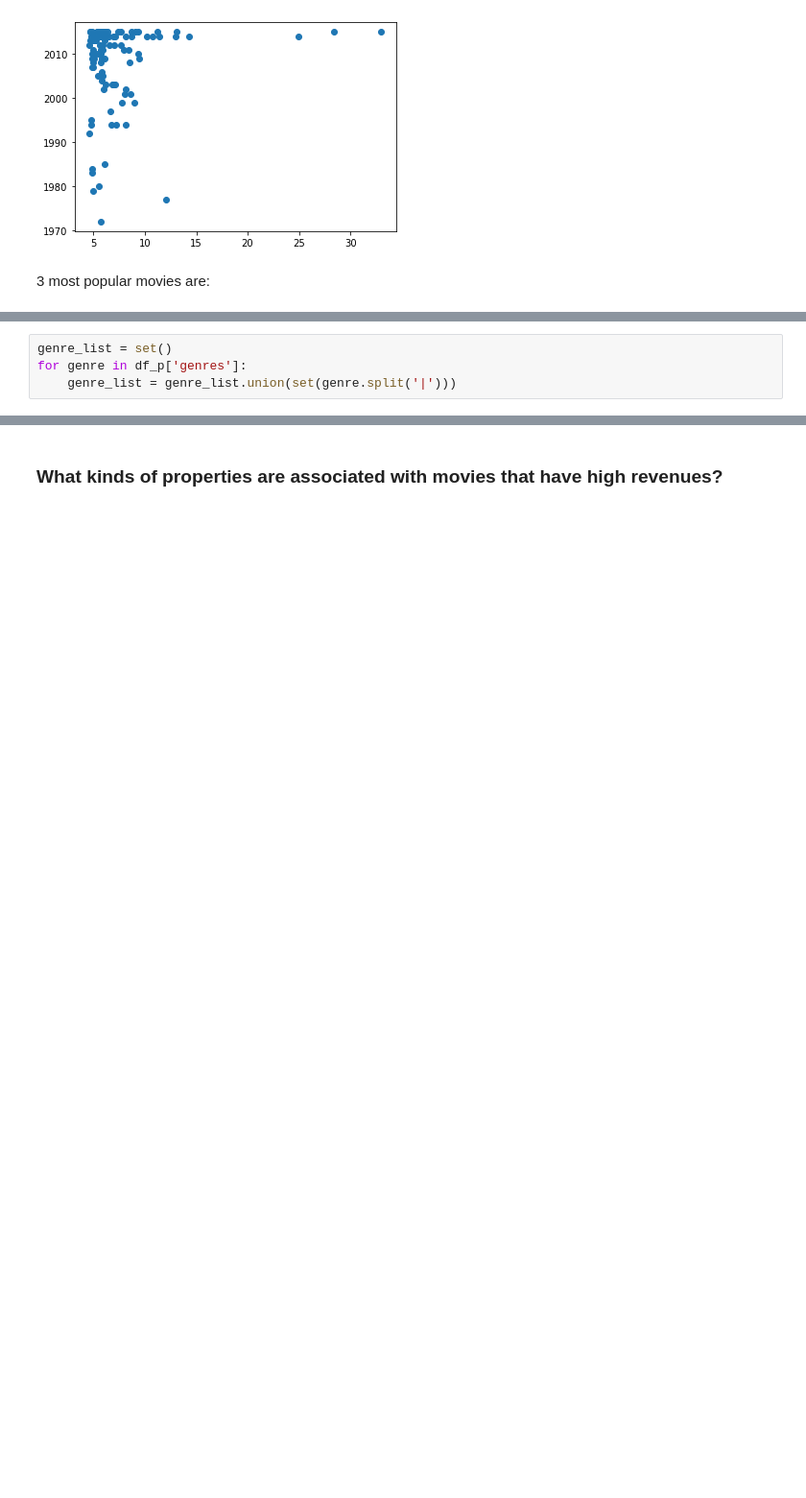
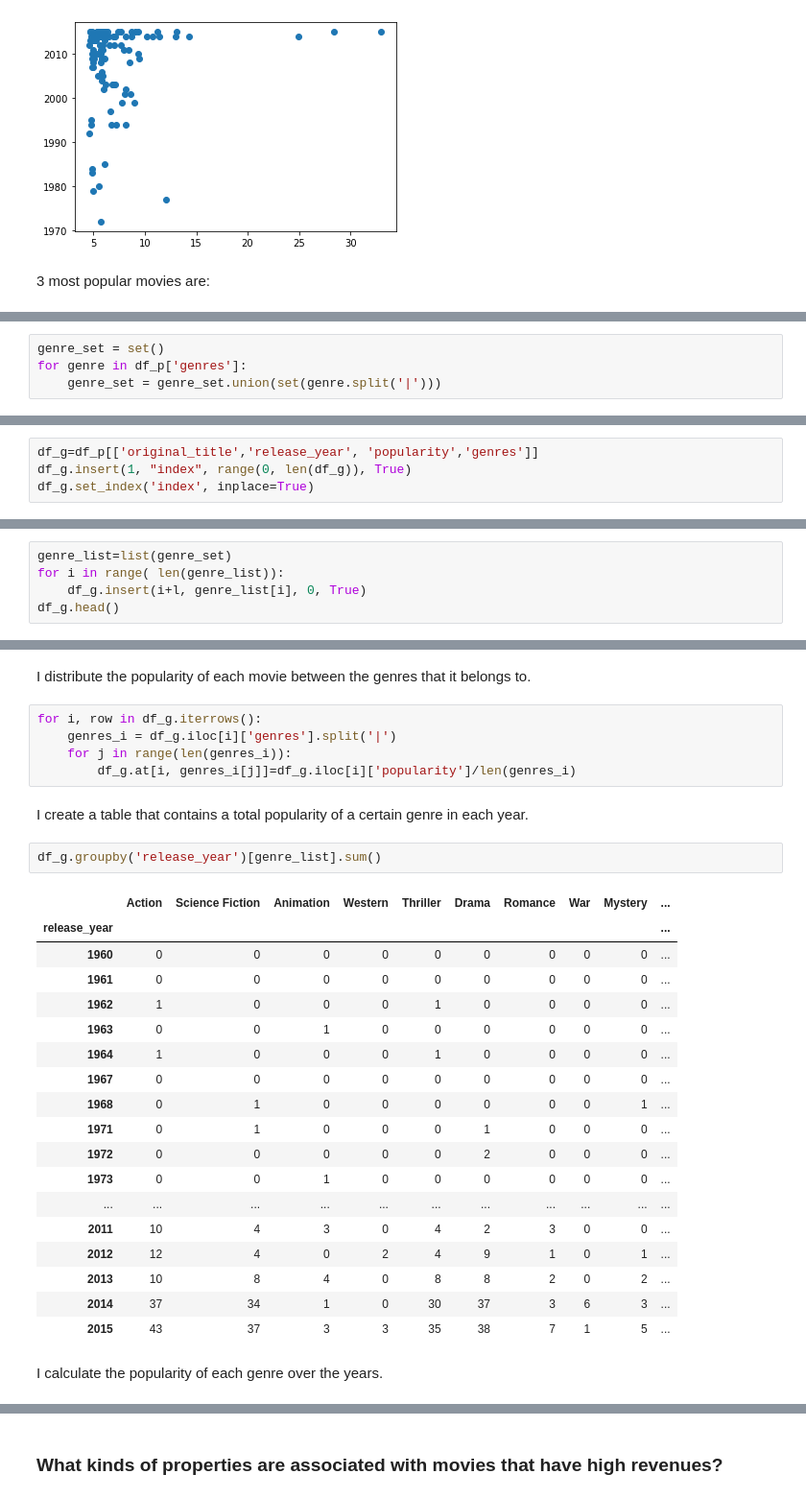
Before and after one commit to NataliiaKinash/movies-analysis, a Jupyter notebook: investigate-a-dataset-template.ipynb, the cells around one changed output, grey strips where cells are left out. Shown at 96% size. Drawn from its saved outputs; the diff is of its cells as text; blank space fills up the shorter version.

```diff
--- a/investigate-a-dataset-template.ipynb
+++ b/investigate-a-dataset-template.ipynb
@@ -176,4 +225,4 @@ Extracting genres of highly popular movies
 # %%
-genre_list = set()
+genre_set = set()
 for genre in df_p['genres']:
-    genre_list = genre_list.union(set(genre.split('|')))
+    genre_set = genre_set.union(set(genre.split('|')))
@@ -201,0 +239,4 @@ IndexError: index 0 is out of bounds for axis 0 with size 0
+# %%
+df_g=df_p[['original_title','release_year', 'popularity','genres']]
+df_g.insert(1, "index", range(0, len(df_g)), True)
+df_g.set_index('index', inplace=True)
@@ -201,0 +245,5 @@ IndexError: index 0 is out of bounds for axis 0 with size 0
+# %%
+genre_list=list(genre_set)
+for i in range( len(genre_list)):
+    df_g.insert(i+l, genre_list[i], 0, True)
+df_g.head()
@@ -201,0 +259,32 @@ IndexError: index 0 is out of bounds for axis 0 with size 0
+# %% [markdown]
+I distribute the popularity of each movie between the genres that it belongs to.
+# %%
+for i, row in df_g.iterrows():
+    genres_i = df_g.iloc[i]['genres'].split('|')
+    for j in range(len(genres_i)):
+        df_g.at[i, genres_i[j]]=df_g.iloc[i]['popularity']/len(genres_i)
+# %% [markdown]
+I create a table that contains a total popularity of a certain genre in each year.
+# %%
+df_g.groupby('release_year')[genre_list].sum()
+# %% [output]
+|  | Action | Science Fiction | Animation | Western | Thriller | Drama | Romance | War | Mystery | ... |
+| release_year |  |  |  |  |  |  |  |  |  | ... |
+| 1960 | 0 | 0 | 0 | 0 | 0 | 0 | 0 | 0 | 0 | ... |
+| 1961 | 0 | 0 | 0 | 0 | 0 | 0 | 0 | 0 | 0 | ... |
+| 1962 | 1 | 0 | 0 | 0 | 1 | 0 | 0 | 0 | 0 | ... |
+| 1963 | 0 | 0 | 1 | 0 | 0 | 0 | 0 | 0 | 0 | ... |
+| 1964 | 1 | 0 | 0 | 0 | 1 | 0 | 0 | 0 | 0 | ... |
+| 1967 | 0 | 0 | 0 | 0 | 0 | 0 | 0 | 0 | 0 | ... |
+| 1968 | 0 | 1 | 0 | 0 | 0 | 0 | 0 | 0 | 1 | ... |
+| 1971 | 0 | 1 | 0 | 0 | 0 | 1 | 0 | 0 | 0 | ... |
+| 1972 | 0 | 0 | 0 | 0 | 0 | 2 | 0 | 0 | 0 | ... |
+| 1973 | 0 | 0 | 1 | 0 | 0 | 0 | 0 | 0 | 0 | ... |
+| ... | ... | ... | ... | ... | ... | ... | ... | ... | ... | ... |
+| 2011 | 10 | 4 | 3 | 0 | 4 | 2 | 3 | 0 | 0 | ... |
+| 2012 | 12 | 4 | 0 | 2 | 4 | 9 | 1 | 0 | 1 | ... |
+| 2013 | 10 | 8 | 4 | 0 | 8 | 8 | 2 | 0 | 2 | ... |
+| 2014 | 37 | 34 | 1 | 0 | 30 | 37 | 3 | 6 | 3 | ... |
+| 2015 | 43 | 37 | 3 | 3 | 35 | 38 | 7 | 1 | 5 | ... |
+# %% [markdown]
+I calculate the popularity of each genre over the years.
```
Also changed, not shown: parts of 80 cells of this notebook.
